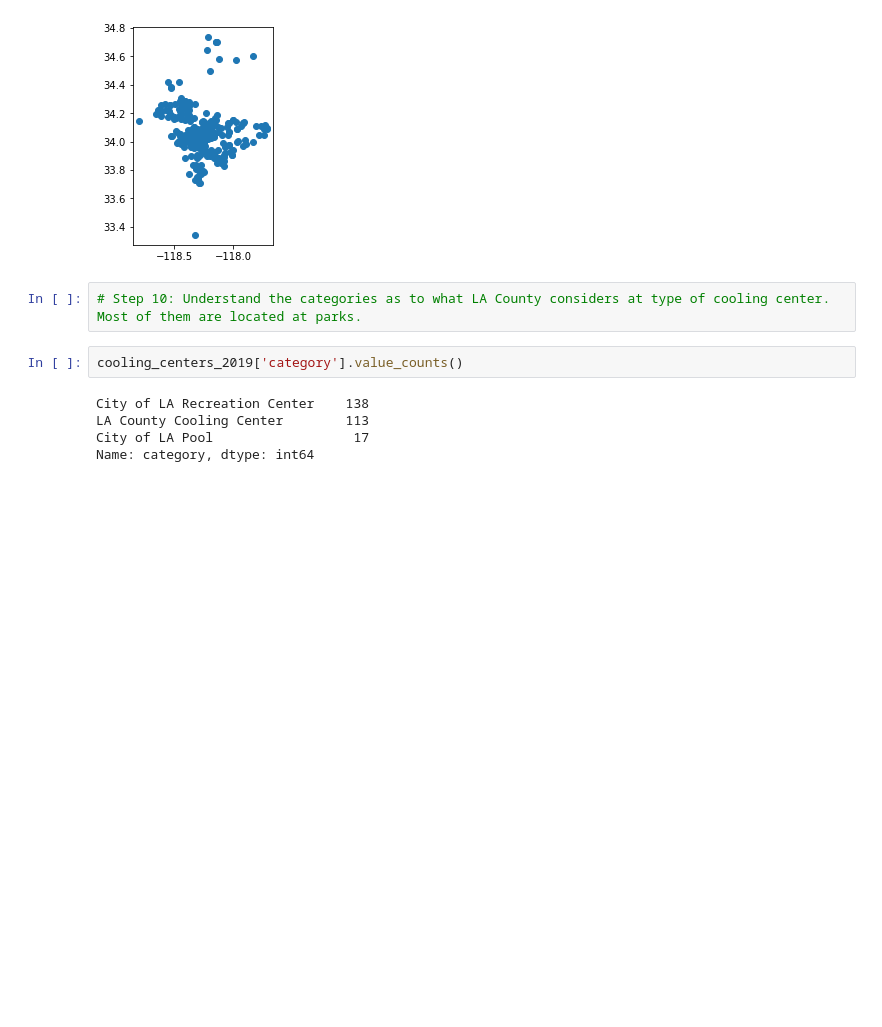
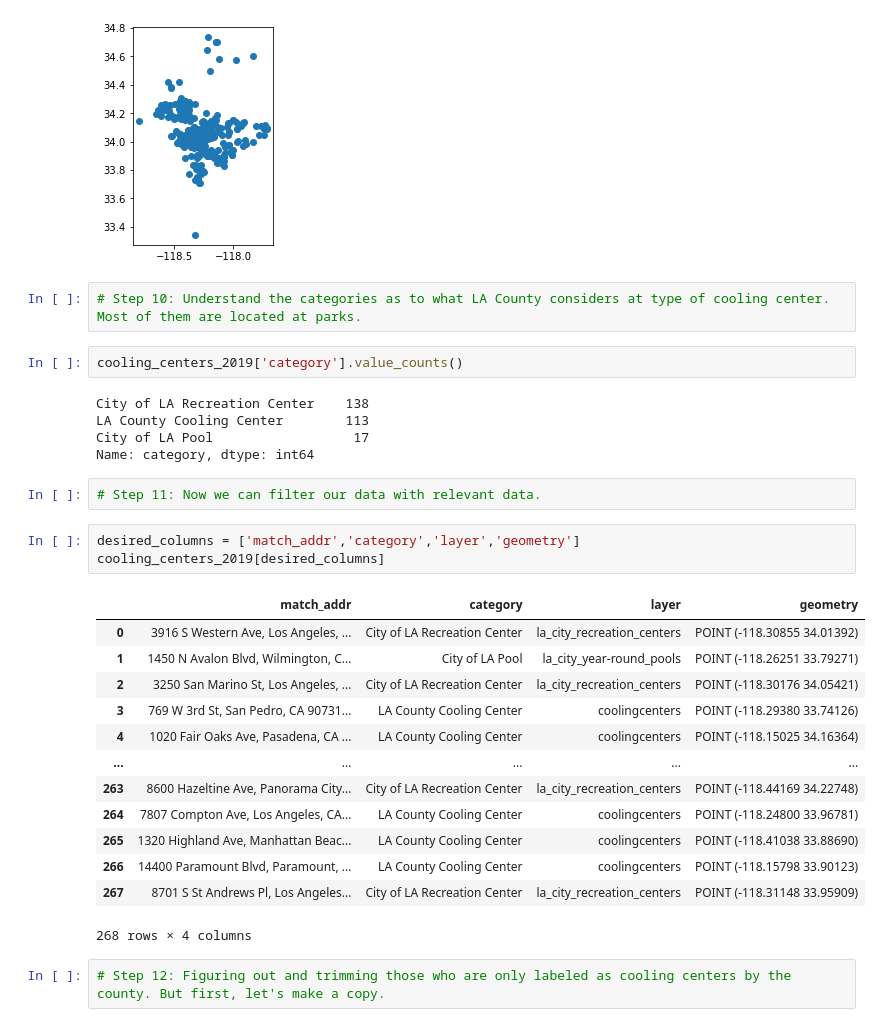
Before and after one commit to Celiasz/up206a-celia, a Jupyter notebook: week01/week 1 assignment.ipynb, the cells around one changed output. Cells and saved outputs as stored; diff of their text form; blank space fills up the shorter version.

```diff
--- a/week01/week 1 assignment.ipynb
+++ b/week01/week 1 assignment.ipynb
@@ -98,3 +98,24 @@ City of LA Recreation Center    138
 LA County Cooling Center        113
 City of LA Pool                  17
 Name: category, dtype: int64
+# %%
+# Step 11: Now we can filter our data with relevant data.
+# %%
+desired_columns = ['match_addr','category','layer','geometry']
+cooling_centers_2019[desired_columns]
+# %% [output]
+|  | match_addr | category | layer | geometry |
+| 0 | 3916 S Western Ave, Los Angeles, ... | City of LA Recreation Center | la_city_recreation_centers | POINT (-118.30855 34.01392) |
+| 1 | 1450 N Avalon Blvd, Wilmington, C... | City of LA Pool | la_city_year-round_pools | POINT (-118.26251 33.79271) |
+| 2 | 3250 San Marino St, Los Angeles, ... | City of LA Recreation Center | la_city_recreation_centers | POINT (-118.30176 34.05421) |
+| 3 | 769 W 3rd St, San Pedro, CA 90731... | LA County Cooling Center | coolingcenters | POINT (-118.29380 33.74126) |
+| 4 | 1020 Fair Oaks Ave, Pasadena, CA ... | LA County Cooling Center | coolingcenters | POINT (-118.15025 34.16364) |
+| ... | ... | ... | ... | ... |
+| 263 | 8600 Hazeltine Ave, Panorama City... | City of LA Recreation Center | la_city_recreation_centers | POINT (-118.44169 34.22748) |
+| 264 | 7807 Compton Ave, Los Angeles, CA... | LA County Cooling Center | coolingcenters | POINT (-118.24800 33.96781) |
+| 265 | 1320 Highland Ave, Manhattan Beac... | LA County Cooling Center | coolingcenters | POINT (-118.41038 33.88690) |
+| 266 | 14400 Paramount Blvd, Paramount, ... | LA County Cooling Center | coolingcenters | POINT (-118.15798 33.90123) |
+| 267 | 8701 S St Andrews Pl, Los Angeles... | City of LA Recreation Center | la_city_recreation_centers | POINT (-118.31148 33.95909) |
+268 rows × 4 columns
+# %%
+# Step 12: Figuring out and trimming those who are only labeled as cooling centers by the county. But first, let's make a copy.
```
Also changed, not shown: parts of 3 cells of this notebook.
